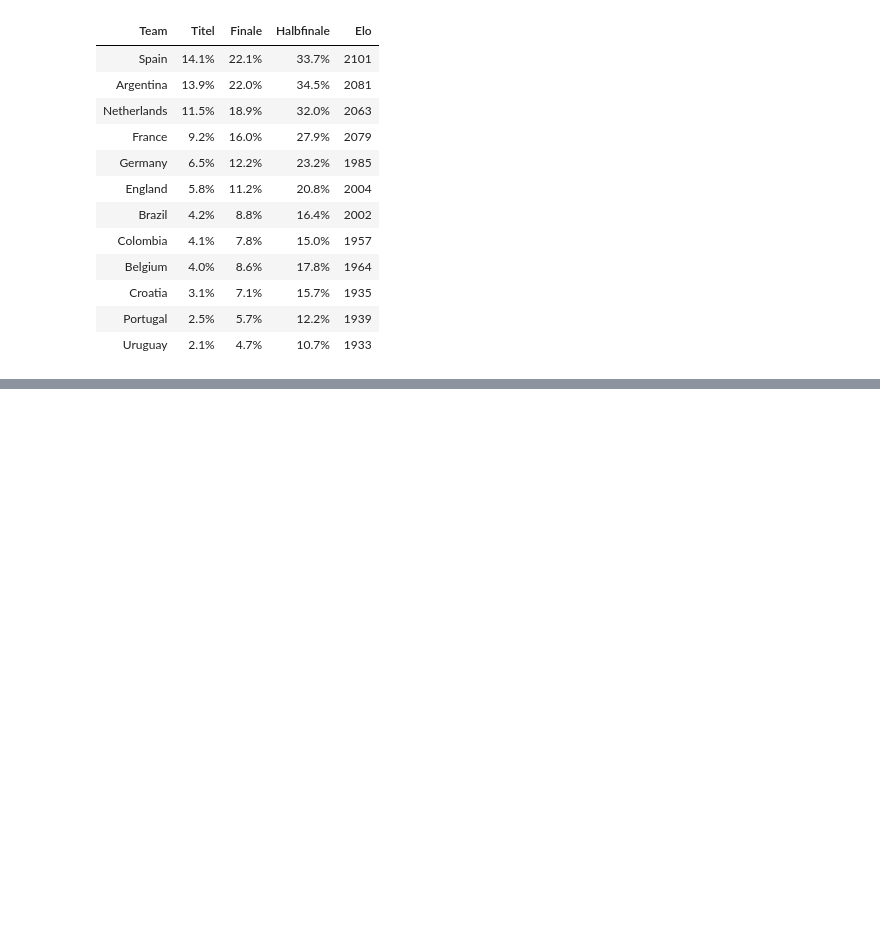
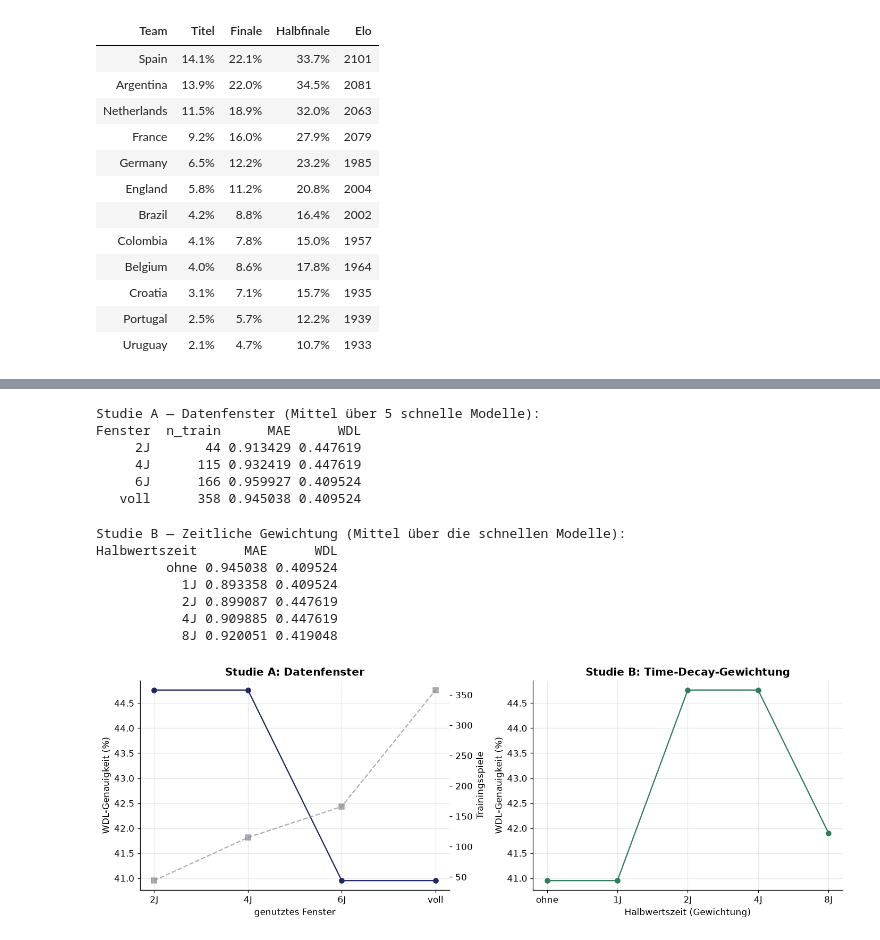
Before and after one commit to Deskaunedsei1983/wc2026-cl01, a Jupyter notebook: wc2026_advanced_gpu_benchmark_suite.ipynb, the cells around one changed output, grey strips where cells are left out. Cells and saved outputs as stored; diff of their text form; code cells hidden in the pictures; blank space fills up the shorter version.

```diff
--- a/wc2026_advanced_gpu_benchmark_suite.ipynb
+++ b/wc2026_advanced_gpu_benchmark_suite.ipynb
@@ -792,0 +804,73 @@ Titel-/Final-/Halbfinalchancen — Champion: Ridge
+# %%
+# Alter jedes Trainingsspiels (in Jahren) relativ zum letzten gespielten Match
+ref_date = pd.to_datetime(allm["date"]).max()
+tr_dates = pd.to_datetime(allm.loc[tr.index, "date"])
+years_back = ((ref_date - tr_dates).dt.days / 365.25).values   # aligned mit X_tr-Zeilen
+
+AB_MODELS = [n for n in ["Ridge","Poisson-GLM","Gradient Boosting","HistGBDT","XGBoost"] if n in REGISTRY]
+
+def bench_real(name, mask=None, sw=None):
+    Xt = X_tr if mask is None else X_tr[mask]
+    Yt = Y_tr if mask is None else Y_tr[mask]
+    w  = None if sw is None else (sw if mask is None else sw[mask])
+    est = factory(name)()
+    try:
+        est.fit(Xt, Yt, sample_weight=w) if w is not None else est.fit(Xt, Yt)
+    except TypeError:
+        est.fit(Xt, Yt)
+    P = np.clip(est.predict(X_te), 0, None)
+    return mean_absolute_error(Y_te, P), accuracy_score(wdl(Y_te), wdl(P))
+
+# Studie A — Datenfenster: nur die letzten k Jahre vs. volle Historie
+rows = []
+for w in [2, 4, 6, 100]:
+    mask = years_back <= w
+    if mask.sum() < 40:
+        rows.append(dict(Fenster=("voll" if w>=100 else f"{w}J"), n_train=int(mask.sum()), MAE=np.nan, WDL=np.nan)); continue
+    mm = [bench_real(n, mask=mask) for n in AB_MODELS]
+    rows.append(dict(Fenster=("voll" if w>=100 else f"{w}J"), n_train=int(mask.sum()),
+                     MAE=np.mean([x[0] for x in mm]), WDL=np.mean([x[1] for x in mm])))
+window_df = pd.DataFrame(rows); window_df.to_csv("benchmark_window_study.csv", index=False)
+print("Studie A — Datenfenster (Mittel über", len(AB_MODELS), "schnelle Modelle):")
+print(window_df.to_string(index=False))
+# %% [output]
+Studie A — Datenfenster (Mittel über 5 schnelle Modelle):
+Fenster  n_train      MAE      WDL
+     2J       44 0.913429 0.447619
+     4J      115 0.932419 0.447619
+     6J      166 0.959927 0.409524
+   voll      358 0.945038 0.409524
+# %%
+# Studie B — Time-Decay: Gewicht = 0.5 ** (Alter / Halbwertszeit); "ohne" = ungewichtet
+def decay_w(hl_years): return 0.5 ** (years_back / hl_years)
+
+rows = []
+for hl in [None, 1, 2, 4, 8]:
+    sw = None if hl is None else decay_w(hl)
+    mm = [bench_real(n, sw=sw) for n in AB_MODELS]
+    rows.append(dict(Halbwertszeit=("ohne" if hl is None else f"{hl}J"),
+                     MAE=np.mean([x[0] for x in mm]), WDL=np.mean([x[1] for x in mm])))
+decay_df = pd.DataFrame(rows); decay_df.to_csv("benchmark_decay_study.csv", index=False)
+print("Studie B — Zeitliche Gewichtung (Mittel über die schnellen Modelle):")
+print(decay_df.to_string(index=False))
+
+fig, (a1, a2) = plt.subplots(1, 2, figsize=(13, 4.6))
+wf = window_df.dropna()
+a1.plot(wf.Fenster, wf.WDL*100, "o-", color=NAVY, label="WDL %")
+a1b = a1.twinx(); a1b.plot(wf.Fenster, wf.n_train, "s--", color=GREY, alpha=.7, label="n_train")
+a1.set_title("Studie A: Datenfenster"); a1.set_ylabel("WDL-Genauigkeit (%)"); a1b.set_ylabel("Trainingsspiele")
+a1.set_xlabel("genutztes Fenster")
+a2.plot(decay_df.Halbwertszeit, decay_df.WDL*100, "o-", color=GREEN)
+a2.set_title("Studie B: Time-Decay-Gewichtung"); a2.set_ylabel("WDL-Genauigkeit (%)")
+a2.set_xlabel("Halbwertszeit (Gewichtung)")
+for ax in (a1, a2): ax.grid(alpha=.3)
+plt.tight_layout(); plt.savefig("nb_benchmark_data_study.png"); plt.show()
+# %% [output]
+Studie B — Zeitliche Gewichtung (Mittel über die schnellen Modelle):
+Halbwertszeit      MAE      WDL
+         ohne 0.945038 0.409524
+           1J 0.893358 0.409524
+           2J 0.899087 0.447619
+           4J 0.909885 0.447619
+           8J 0.920051 0.419048
+[figure, added]
```
Also changed, not shown: parts of 8 cells of this notebook, 4 other files.
